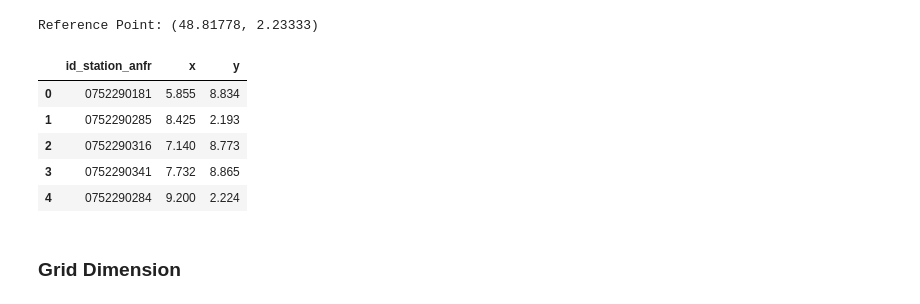
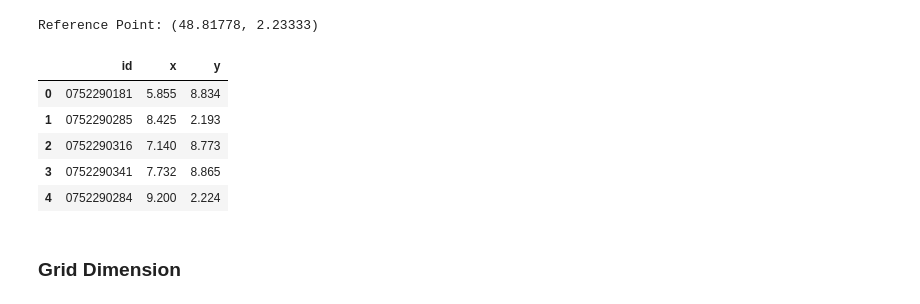
Before and after one commit to emanuelemengoli/NOMA-net-simulator, a Jupyter notebook: pre_processing/bs_eda.ipynb, the cells around one changed output. Drawn from its saved outputs; the diff is of its cells as text; code cells hidden in the pictures.

```diff
--- a/pre_processing/bs_eda.ipynb
+++ b/pre_processing/bs_eda.ipynb
@@ -68,7 +68,7 @@ SITE_TYPE = 'site_4g'
 #creating the db to be used in the simulator
 bs_db_filtered_4g = bs_db_filtered[bs_db_filtered[SITE_TYPE] > 0]
 # Select only the required columns
-bs_db_filtered_4g = bs_db_filtered_4g[['id_station_anfr', 'latitude', 'longitude']].reset_index(drop=True)
+bs_db_filtered_4g = bs_db_filtered_4g[['id_station_anfr', 'latitude', 'longitude']].reset_index(drop=True).rename(columns={'id_station_anfr': 'id'})
 # %%
 bs_db_filtered_4g.head()
 # %% [output]
@@ -164,10 +165,10 @@ print("Reference Point:", origin)
 # %% [output]
 Reference Point: (48.81778, 2.23333)
 # %%
-paris_grid = bs_db_filtered_4g[["id_station_anfr","x","y"]]#x,y are in km #redundant cmd add for safety
+paris_grid = bs_db_filtered_4g[["id","x","y"]]#x,y are in km #redundant cmd add for safety
 paris_grid.head()
 # %% [output]
-|  | id_station_anfr | x | y |
+|  | id | x | y |
 | 0 | 0752290181 | 5.855 | 8.834 |
 | 1 | 0752290285 | 8.425 | 2.193 |
 | 2 | 0752290316 | 7.140 | 8.773 |
```
Also changed, not shown: parts of 7 cells of this notebook, 28 other files.
